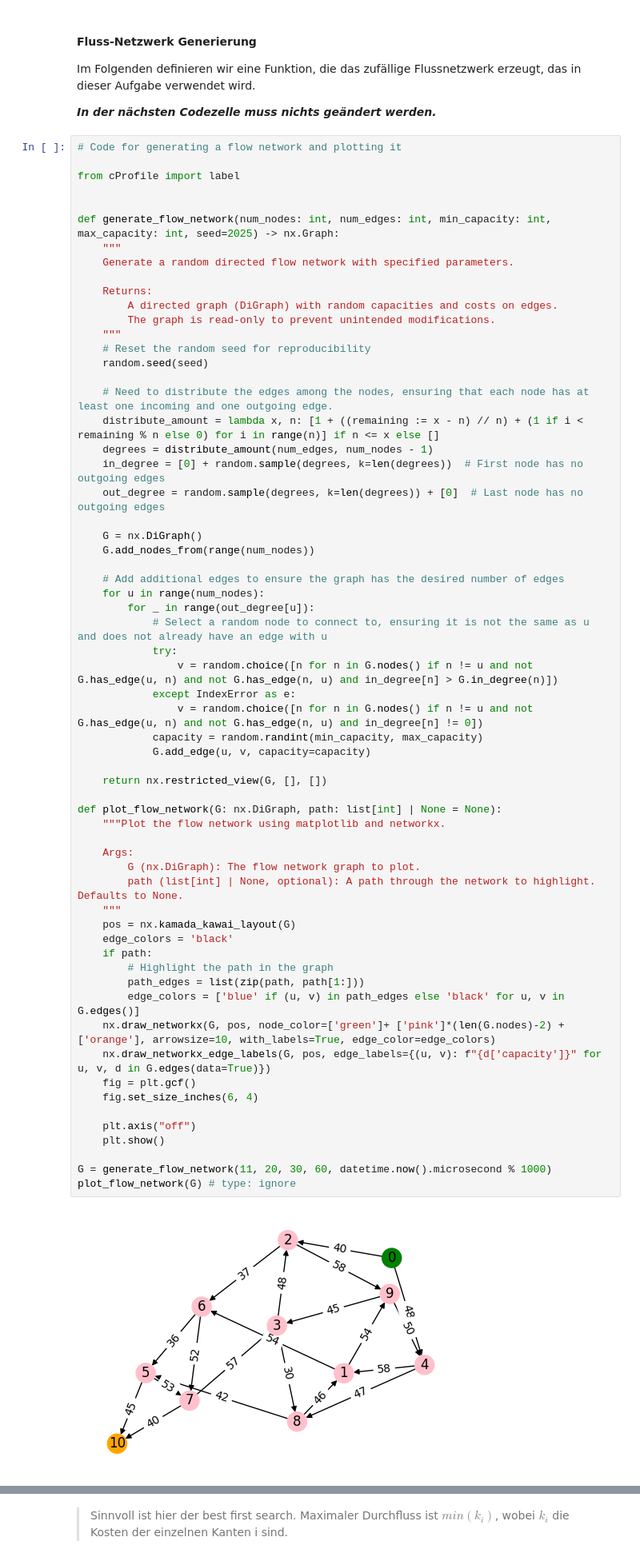
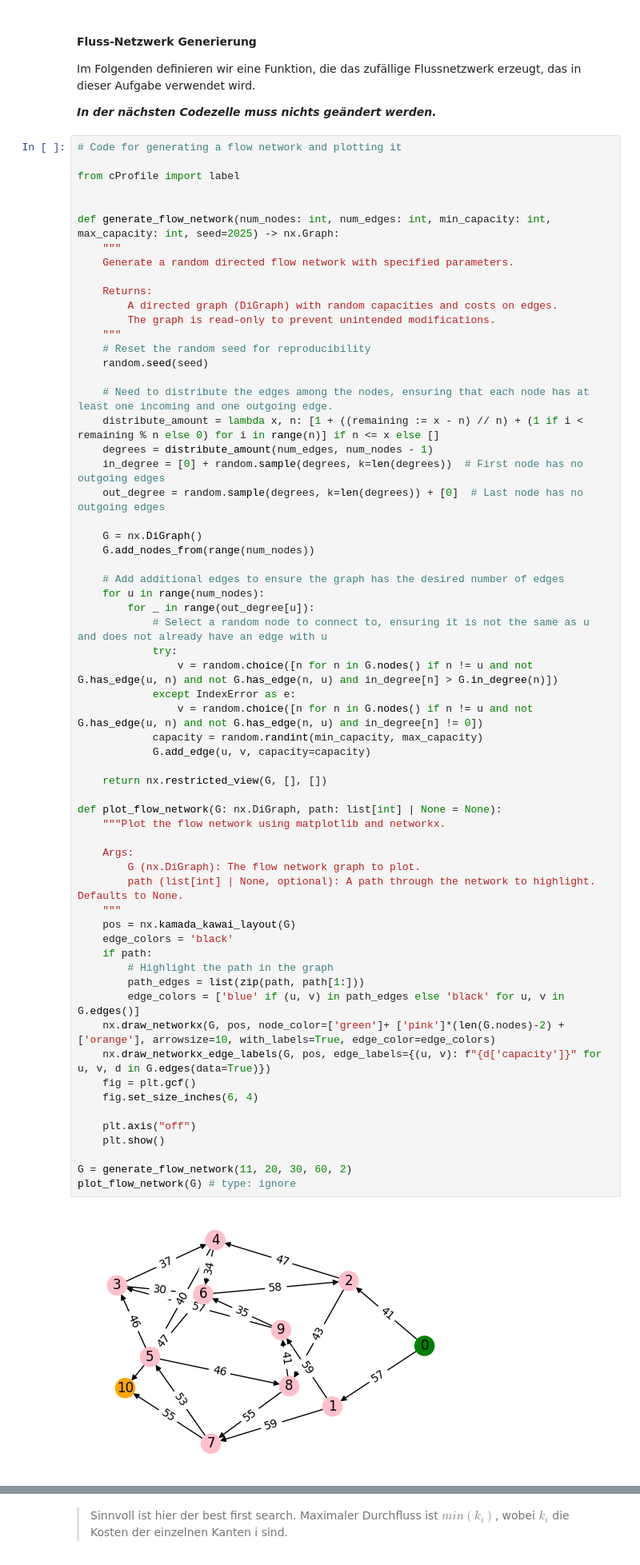
Before and after one commit to JonasOech/assignments, a Jupyter notebook: assignment_1/assignment_1_german.ipynb, the cells around one changed output, grey strips where cells are left out. Shown: that part at 80% size. Saved outputs shown, nothing was run; the diff lists cells and outputs as text.

```diff
--- a/assignment_1/assignment_1_german.ipynb
+++ b/assignment_1/assignment_1_german.ipynb
@@ -206,35 +205,35 @@ def generate_flow_network(num_nodes: int, num_edges: int, min_capacity: int, max
             except IndexError as e:
                 v = random.choice([n for n in G.nodes() if n != u and not G.has_edge(u, n) and not G.has_edge(n, u) and in_degree[n] != 0])
             capacity = random.randint(min_capacity, max_capacity)
             G.add_edge(u, v, capacity=capacity)
 
     return nx.restricted_view(G, [], [])
 
 def plot_flow_network(G: nx.DiGraph, path: list[int] | None = None):
     """Plot the flow network using matplotlib and networkx.
 
     Args:
         G (nx.DiGraph): The flow network graph to plot.
         path (list[int] | None, optional): A path through the network to highlight. Defaults to None.
     """
     pos = nx.kamada_kawai_layout(G)
     edge_colors = 'black'
     if path:
         # Highlight the path in the graph
         path_edges = list(zip(path, path[1:]))
         edge_colors = ['blue' if (u, v) in path_edges else 'black' for u, v in G.edges()]
     nx.draw_networkx(G, pos, node_color=['green']+ ['pink']*(len(G.nodes)-2) + ['orange'], arrowsize=10, with_labels=True, edge_color=edge_colors)
     nx.draw_networkx_edge_labels(G, pos, edge_labels={(u, v): f"{d['capacity']}" for u, v, d in G.edges(data=True)})
     fig = plt.gcf()
     fig.set_size_inches(6, 4)
 
     plt.axis("off")
     plt.show()
 
-G = generate_flow_network(11, 20, 30, 60, datetime.now().microsecond % 1000)
+G = generate_flow_network(11, 20, 30, 60, 2)
 plot_flow_network(G) # type: ignore
 # %% [output]
-[figure, old version]
+[figure, new version]
 # %% [markdown]
 #### **(01.1.1)** Pfad mit maximalem Durchfluss
 
```
Also changed, not shown: parts of 4 cells of this notebook.
